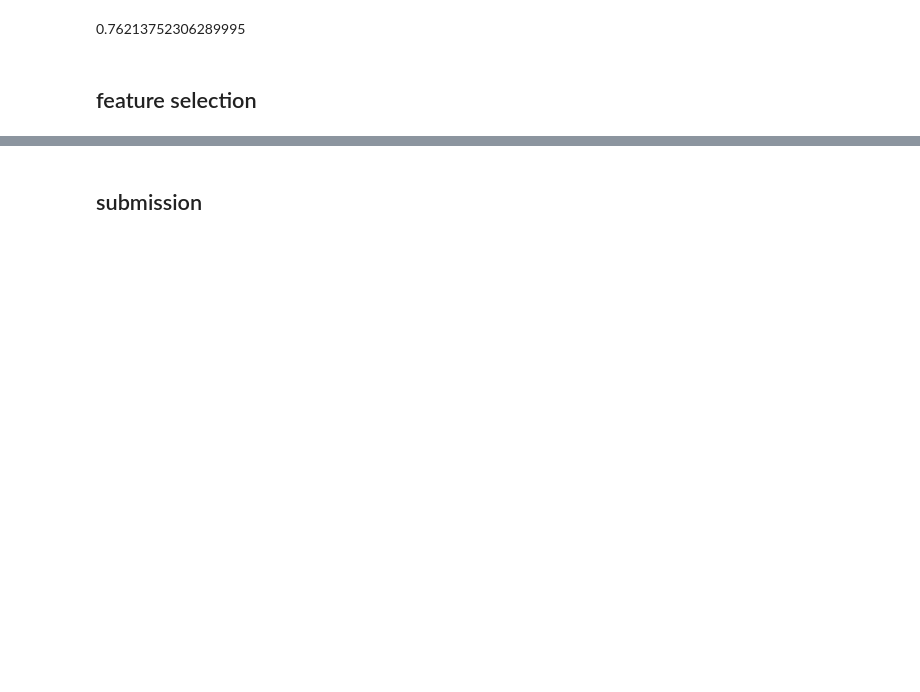
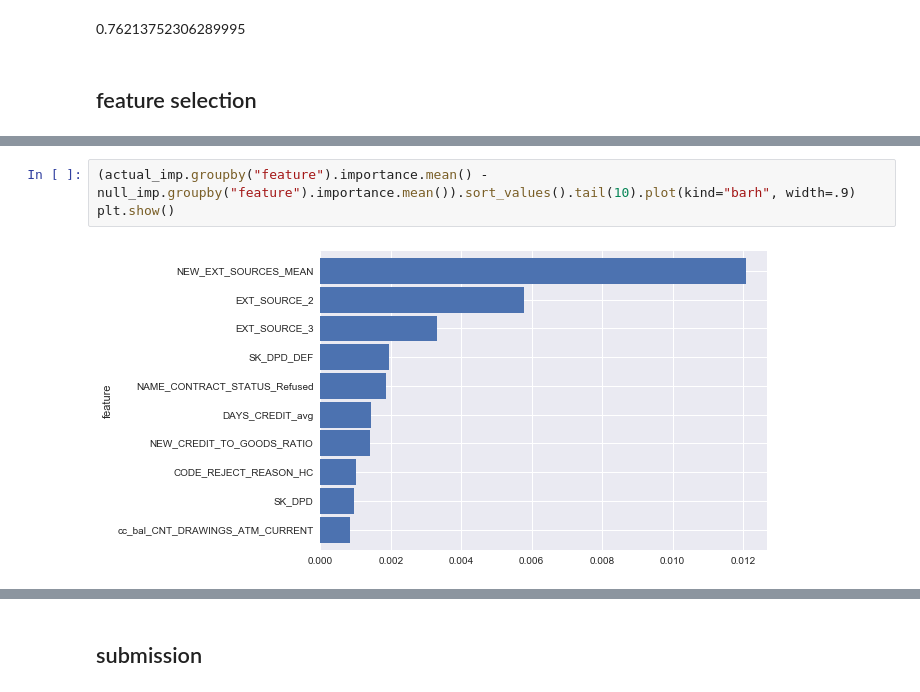
Before and after one commit to kqdmqx/kaggle-Home-Credit-Default-Risk, a Jupyter notebook: 014-xgb-params.ipynb, the cells around one changed output, grey strips where cells are left out. Saved outputs shown, nothing was run; the diff lists cells and outputs as text; blank space fills up the shorter version.

```diff
--- a/014-xgb-params.ipynb
+++ b/014-xgb-params.ipynb
@@ -187,0 +226,5 @@ xgb_params = {
+# %%
+(actual_imp.groupby("feature").importance.mean() - null_imp.groupby("feature").importance.mean()).sort_values().tail(10).plot(kind="barh", width=.9)
+plt.show()
+# %% [output]
+[figure, added]
```
Also changed, not shown: parts of 31 cells of this notebook, 2 other files.
